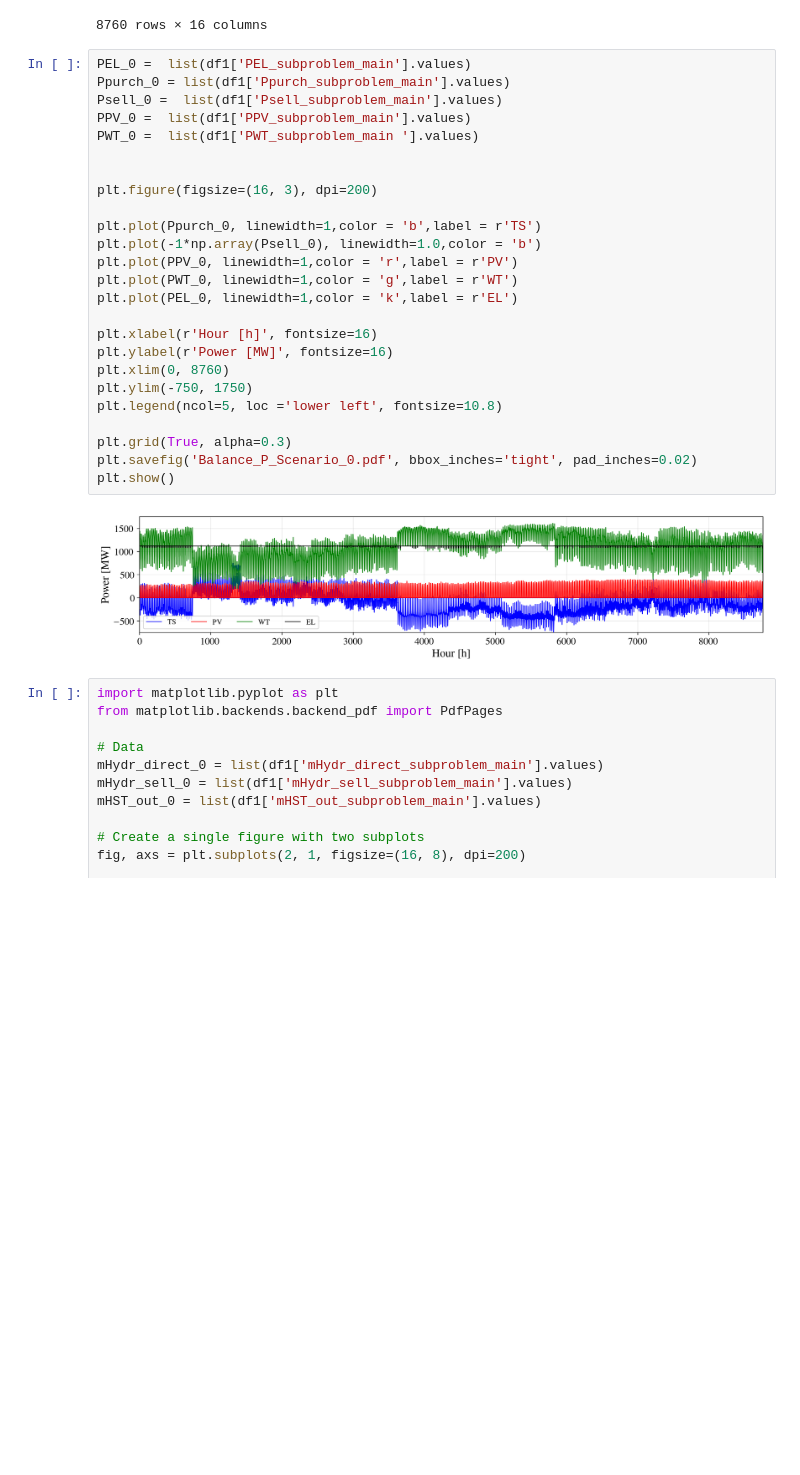
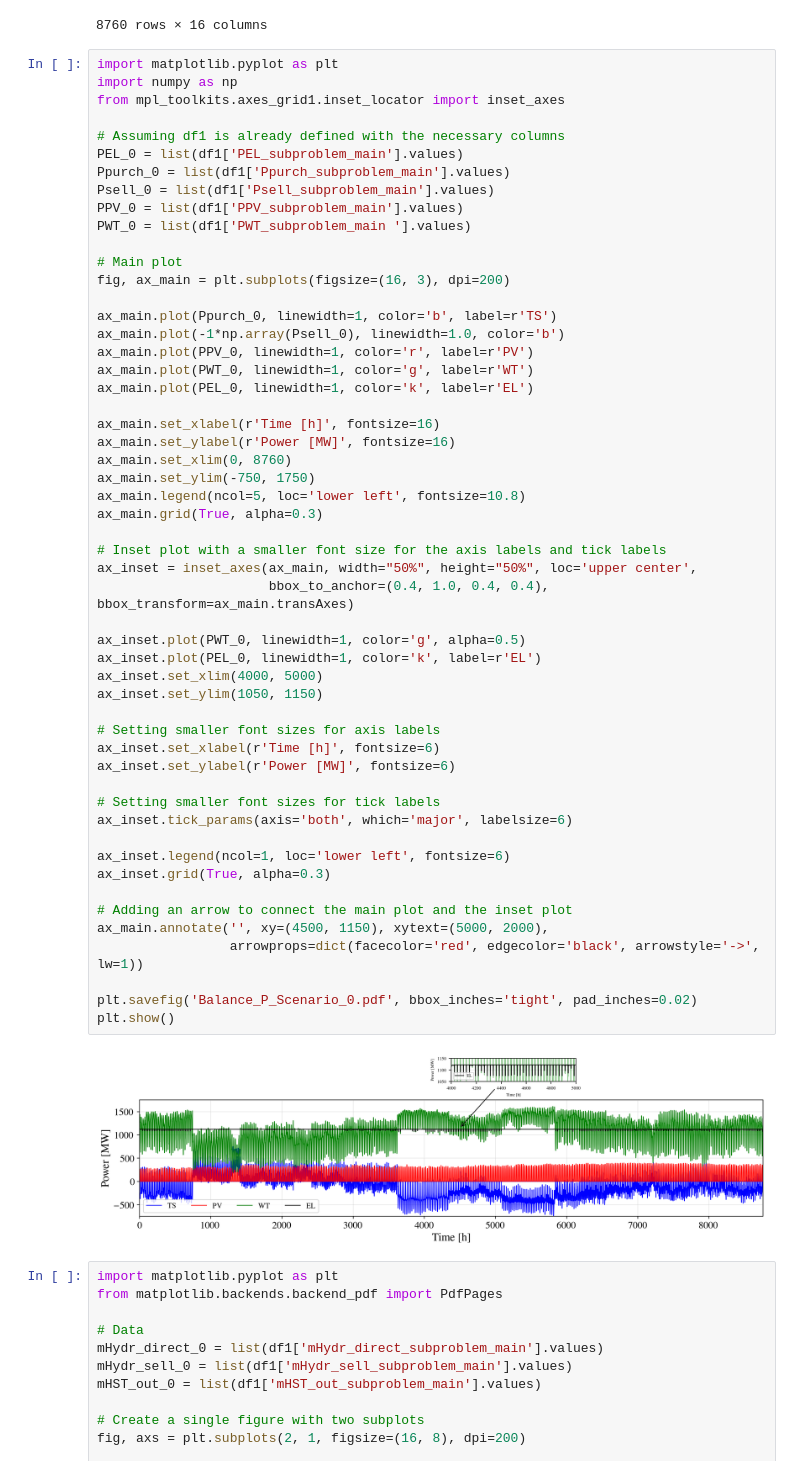
Before and after one commit to LuisOroya/H2_DRO, a Jupyter notebook: test.ipynb, the cells around one changed output. Saved outputs shown, nothing was run; the diff lists cells and outputs as text; blank space fills up the shorter version.

```diff
--- a/test.ipynb
+++ b/test.ipynb
@@ -49,32 +49,60 @@ df2
 | 8759 | 8760 | 1120.0000 | 20000.0000 | 20000 | 0.0000 | ... |
 8760 rows × 16 columns
 # %%
-PEL_0 =  list(df1['PEL_subproblem_main'].values)
+import matplotlib.pyplot as plt
+import numpy as np
+from mpl_toolkits.axes_grid1.inset_locator import inset_axes
+
+# Assuming df1 is already defined with the necessary columns
+PEL_0 = list(df1['PEL_subproblem_main'].values)
 Ppurch_0 = list(df1['Ppurch_subproblem_main'].values)
-Psell_0 =  list(df1['Psell_subproblem_main'].values)
-PPV_0 =  list(df1['PPV_subproblem_main'].values)
-PWT_0 =  list(df1['PWT_subproblem_main '].values)
+Psell_0 = list(df1['Psell_subproblem_main'].values)
+PPV_0 = list(df1['PPV_subproblem_main'].values)
+PWT_0 = list(df1['PWT_subproblem_main '].values)
 
+# Main plot
+fig, ax_main = plt.subplots(figsize=(16, 3), dpi=200)
 
-plt.figure(figsize=(16, 3), dpi=200)
+ax_main.plot(Ppurch_0, linewidth=1, color='b', label=r'TS')
+ax_main.plot(-1*np.array(Psell_0), linewidth=1.0, color='b')
+ax_main.plot(PPV_0, linewidth=1, color='r', label=r'PV')
+ax_main.plot(PWT_0, linewidth=1, color='g', label=r'WT')
+ax_main.plot(PEL_0, linewidth=1, color='k', label=r'EL')
 
-plt.plot(Ppurch_0, linewidth=1,color = 'b',label = r'TS')
-plt.plot(-1*np.array(Psell_0), linewidth=1.0,color = 'b')
-plt.plot(PPV_0, linewidth=1,color = 'r',label = r'PV')
-plt.plot(PWT_0, linewidth=1,color = 'g',label = r'WT')
-plt.plot(PEL_0, linewidth=1,color = 'k',label = r'EL')
+ax_main.set_xlabel(r'Time [h]', fontsize=16)
+ax_main.set_ylabel(r'Power [MW]', fontsize=16)
+ax_main.set_xlim(0, 8760)
+ax_main.set_ylim(-750, 1750)
+ax_main.legend(ncol=5, loc='lower left', fontsize=10.8)
+ax_main.grid(True, alpha=0.3)
 
-plt.xlabel(r'Hour [h]', fontsize=16)
-plt.ylabel(r'Power [MW]', fontsize=16)
-plt.xlim(0, 8760)
-plt.ylim(-750, 1750)
-plt.legend(ncol=5, loc ='lower left', fontsize=10.8)
+# Inset plot with a smaller font size for the axis labels and tick labels
+ax_inset = inset_axes(ax_main, width="50%", height="50%", loc='upper center',
+                      bbox_to_anchor=(0.4, 1.0, 0.4, 0.4), bbox_transform=ax_main.transAxes)
 
-plt.grid(True, alpha=0.3)
+ax_inset.plot(PWT_0, linewidth=1, color='g', alpha=0.5)
+ax_inset.plot(PEL_0, linewidth=1, color='k', label=r'EL')
+ax_inset.set_xlim(4000, 5000)
+ax_inset.set_ylim(1050, 1150)
+
+# Setting smaller font sizes for axis labels
+ax_inset.set_xlabel(r'Time [h]', fontsize=6)
+ax_inset.set_ylabel(r'Power [MW]', fontsize=6)
+
+# Setting smaller font sizes for tick labels
+ax_inset.tick_params(axis='both', which='major', labelsize=6)
+
+ax_inset.legend(ncol=1, loc='lower left', fontsize=6)
+ax_inset.grid(True, alpha=0.3)
+
+# Adding an arrow to connect the main plot and the inset plot
+ax_main.annotate('', xy=(4500, 1150), xytext=(5000, 2000),
+                 arrowprops=dict(facecolor='red', edgecolor='black', arrowstyle='->', lw=1))
+
 plt.savefig('Balance_P_Scenario_0.pdf', bbox_inches='tight', pad_inches=0.02)
 plt.show()
 # %% [output]
-[figure, old version]
+[figure, new version]
 # %%
 import matplotlib.pyplot as plt
 from matplotlib.backends.backend_pdf import PdfPages
```
Also changed, not shown: parts of 4 cells of this notebook, 1 other file.
